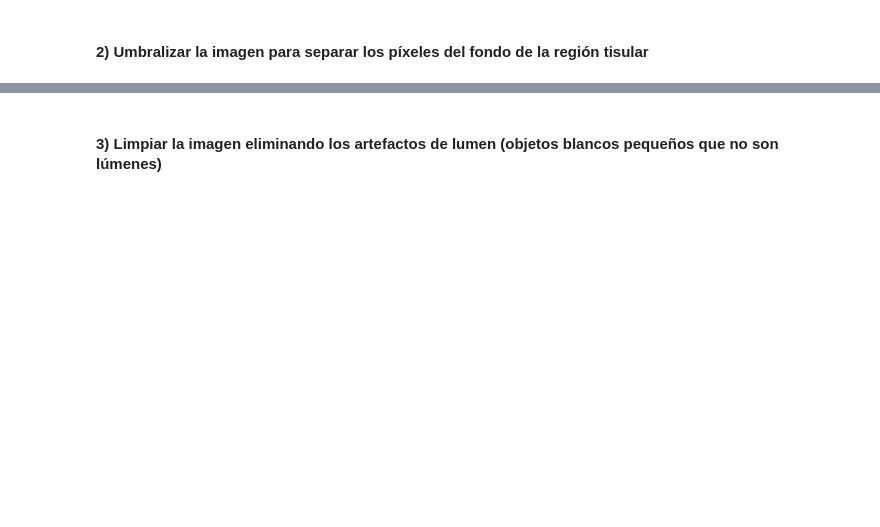
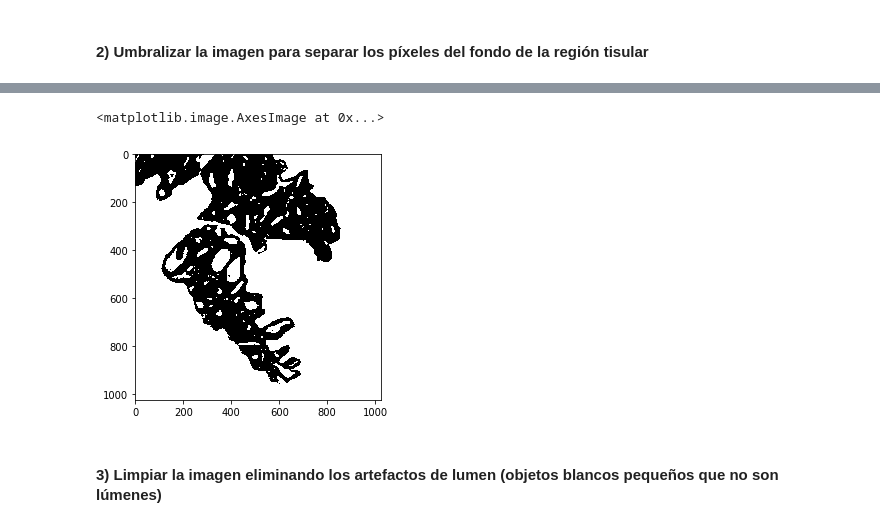
Before and after one commit to mariachurches/AprendizajeSupervisado, a Jupyter notebook: Enunciado_C1_P1/Actividad_C1_P1.ipynb, the cells around one changed output, grey strips where cells are left out. Saved outputs shown, nothing was run; the diff lists cells and outputs as text; code cells hidden in the pictures; blank space fills up the shorter version.

```diff
--- a/Enunciado_C1_P1/Actividad_C1_P1.ipynb
+++ b/Enunciado_C1_P1/Actividad_C1_P1.ipynb
@@ -59,3 +79,14 @@ io.show()
+# %%
+# Repetimos el procedimiento con la segunda imagen.
+
+#Aplicamos un filtro gaussiano
+img_gaus2 = cv2.GaussianBlur(M2*255, (5,5), 0).astype('uint8')
+t2, mask2  = cv2.threshold(img_gaus2,0,255,cv2.THRESH_OTSU)
+mask2 = 255-mask2
+io.imshow(mask2)
+# %% [output]
+<matplotlib.image.AxesImage at 0x...>
+[figure, added]
 # %% [markdown]
 #### 3) Limpiar la imagen eliminando los artefactos de lumen (objetos blancos pequeños que no son lúmenes)
 # %%
```
Also changed, not shown: parts of 13 cells of this notebook.
